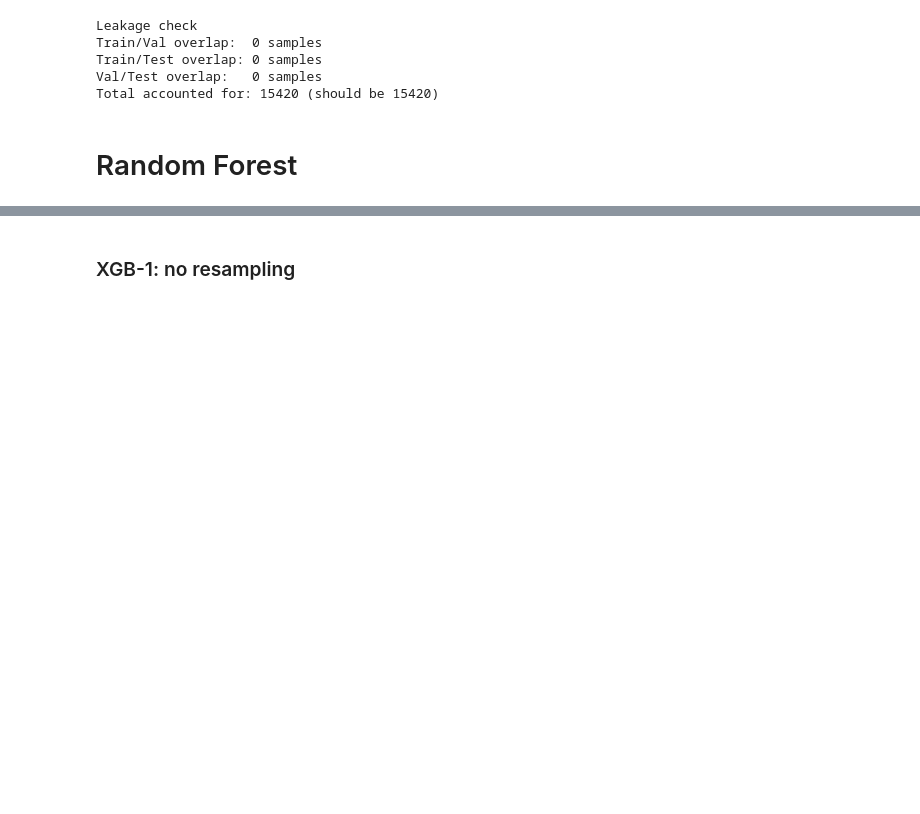
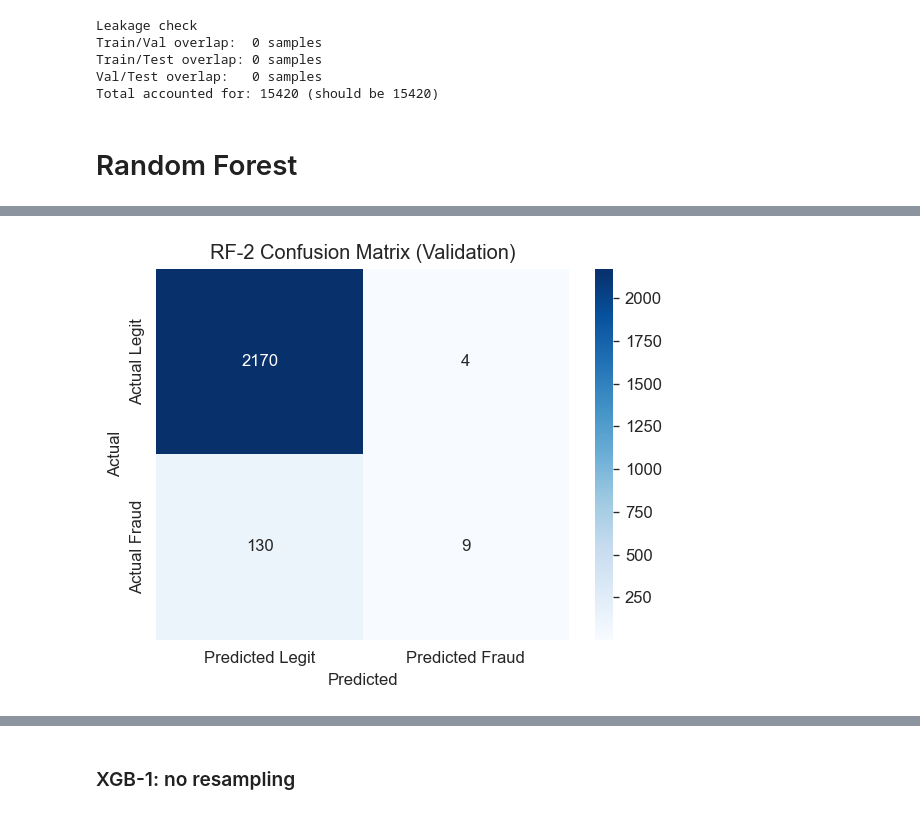
Before and after one commit to 1manvi/ML-Credit-Card-Fraud-2026, a Jupyter notebook: data_preprocessing_feature_engineering+XGBoost_not_finished.ipynb, the cells around one changed output, grey strips where cells are left out. Cells and saved outputs as stored; diff of their text form; code cells hidden in the pictures; blank space fills up the shorter version.

```diff
--- a/data_preprocessing_feature_engineering+XGBoost_not_finished.ipynb
+++ b/data_preprocessing_feature_engineering+XGBoost_not_finished.ipynb
@@ -545,0 +622,23 @@ RandomForestClassifier(class_weight='balanced', n_estimators=300, n_jobs=-1,
+# %%
+# RF-2: Random Oversampling
+
+# Resample training data
+X_train_rf2, y_train_rf2 = random_oversampling(X_train, y_train)
+
+# Build model
+rf2 = build_rf_model(class_weight=None)
+
+# Fit model
+rf2.fit(X_train_rf2, y_train_rf2)
+
+# Validation predictions
+y_val_proba_rf2 = rf2.predict_proba(X_val)[:, 1]
+y_val_pred_rf2 = (y_val_proba_rf2 >= 0.5).astype(int)
+# %%
+# Validation metrics
+rf2_val_pr_auc = average_precision_score(y_val, y_val_proba_rf2)
+rf2_val_roc_auc = roc_auc_score(y_val, y_val_proba_rf2)
+rf2_val_precision = precision_score(y_val, y_val_pred_rf2, zero_division=0)
+rf2_val_recall = recall_score(y_val, y_val_pred_rf2, zero_division=0)
+rf2_val_f1 = f1_score(y_val, y_val_pred_rf2, zero_division=0)
+rf2_val_cm = confusion_matrix(y_val, y_val_pred_rf2)
@@ -545,0 +664,18 @@ RandomForestClassifier(class_weight='balanced', n_estimators=300, n_jobs=-1,
+# %%
+fig, ax = plt.subplots(figsize=(5, 4))
+sns.heatmap(
+    rf2_val_cm,
+    annot=True,
+    fmt="d",
+    cmap="Blues",
+    xticklabels=["Predicted Legit", "Predicted Fraud"],
+    yticklabels=["Actual Legit", "Actual Fraud"],
+    ax=ax
+)
+ax.set_title("RF-2 Confusion Matrix (Validation)")
+ax.set_xlabel("Predicted")
+ax.set_ylabel("Actual")
+plt.tight_layout()
+plt.show()
+# %% [output]
+[figure, added]
```
Also changed, not shown: parts of 24 cells of this notebook.
